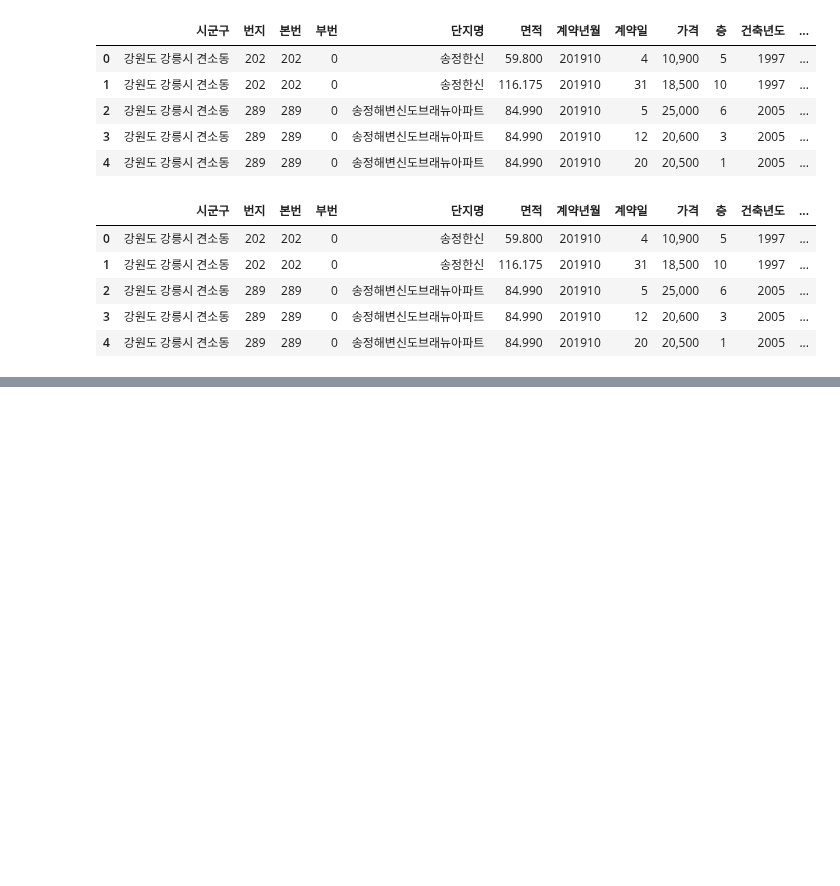
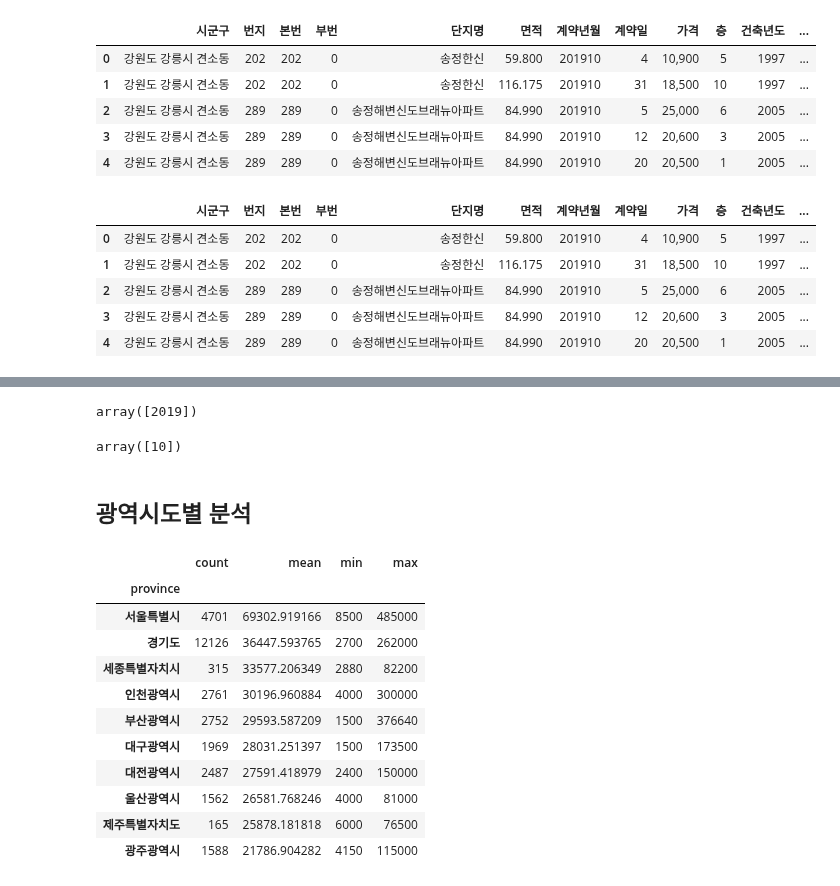
Before and after one commit to esn73/lab_python, a Jupyter notebook: py26_apt.ipynb, the cells around one changed output, grey strips where cells are left out. Saved outputs shown, nothing was run; the diff lists cells and outputs as text; code cells hidden in the pictures; blank space fills up the shorter version.

```diff
--- a/py26_apt.ipynb
+++ b/py26_apt.ipynb
@@ -308,3 +308,5 @@ apt.head()
 | 4 | 강원도 강릉시 견소동 | 289 | 289 | 0 | 송정해변신도브래뉴아파트 | 84.990 | 201910 | 20 | 20,500 | 1 | 2005 | ... |
 # %%
 # 서울특별시 아파트들의 동별 아파트 가격의 개수, 평균, 최솟값, 최댓값
+    # 시군구 파생 변수
+apt['county'] = apt['시군구'].str.split().str[1] # 시 파생병송
@@ -310,0 +338,10 @@ apt.head()
+# %%
+apt['year'].unique()
+# %% [output]
+array([2019])
+# %%
+apt['month'].unique()
+# %% [output]
+array([10])
+# %% [markdown]
+## 광역시도별 분석
@@ -310,0 +351,17 @@ apt.head()
+# %%
+# 결과를 매매가격 평균의 내림차순 정렬
+top10 = result.sort_values(by='mean', ascending=False).head(n=10)
+top10
+# %% [output]
+|  | count | mean | min | max |
+| province |  |  |  |  |
+| 서울특별시 | 4701 | 69302.919166 | 8500 | 485000 |
+| 경기도 | 12126 | 36447.593765 | 2700 | 262000 |
+| 세종특별자치시 | 315 | 33577.206349 | 2880 | 82200 |
+| 인천광역시 | 2761 | 30196.960884 | 4000 | 300000 |
+| 부산광역시 | 2752 | 29593.587209 | 1500 | 376640 |
+| 대구광역시 | 1969 | 28031.251397 | 1500 | 173500 |
+| 대전광역시 | 2487 | 27591.418979 | 2400 | 150000 |
+| 울산광역시 | 1562 | 26581.768246 | 4000 | 81000 |
+| 제주특별자치도 | 165 | 25878.181818 | 6000 | 76500 |
+| 광주광역시 | 1588 | 21786.904282 | 4150 | 115000 |
```
Also changed, not shown: parts of 10 cells of this notebook.
